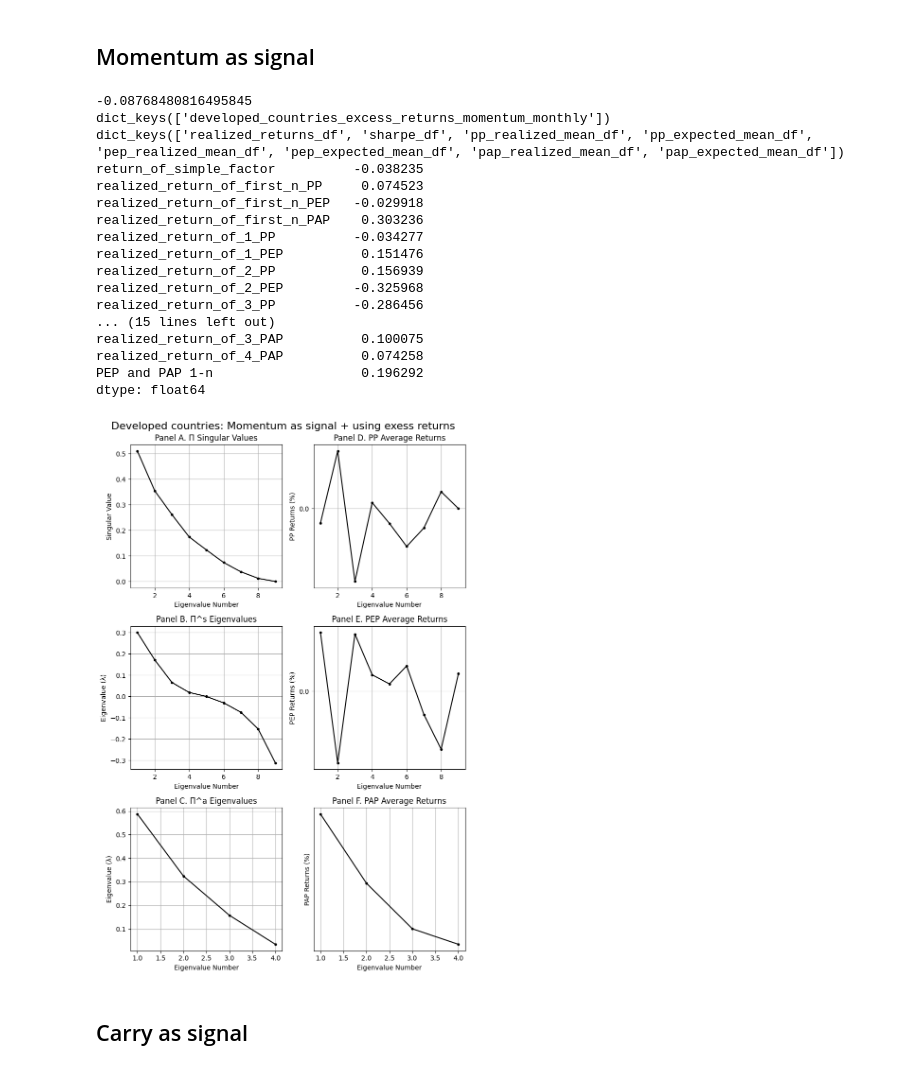
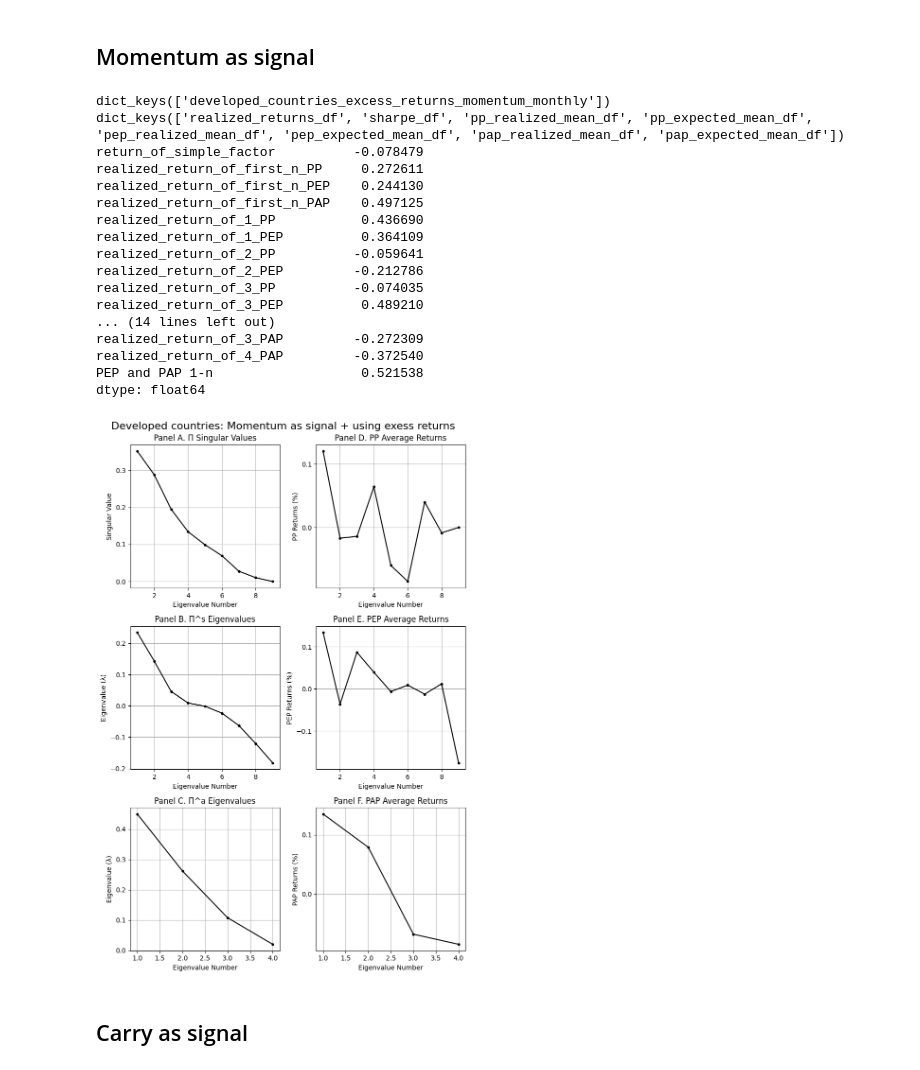
Before and after one commit to aminizadyar/Principal-Portfolios, a Jupyter notebook: PP_single_currency.ipynb, the cells around one changed output. Cells and saved outputs as stored; diff of their text form; code cells hidden in the pictures.

```diff
--- a/PP_single_currency.ipynb
+++ b/PP_single_currency.ipynb
@@ -24,54 +24,54 @@ developed_countries_simple_return_monthly = utils.calculate_log_FX_excess_return
 # %%
 starting_year_to_filter = 1996
 end_year_to_filter = 2024
-number_of_lookback_periods = 60
+number_of_lookback_periods = 120
 number_of_PPs_to_consider = 2
 number_of_PEPs_to_consider = 2
 number_of_PAPs_to_consider = 2
 output_dict_momentum = {}
 
 developed_countries_excess_return_monthly = utils.calculate_log_FX_excess_returns(developed_countries_spot_monthly,developed_countries_futures_monthly)
 # using past month's momentum as the signal
 signal_df = utils.build_signal_df_for_1month_momentum(developed_countries_excess_return_monthly)
 portfolios_key = "developed_countries_excess_returns_momentum_monthly"
 output_dict_momentum[portfolios_key] = pp.build_PP(developed_countries_excess_return_monthly,signal_df,
                                                                    number_of_lookback_periods,starting_year_to_filter,end_year_to_filter,
                                                                    factor_data_monthly=None, number_of_PPs_to_consider=number_of_PPs_to_consider,
                                                                    number_of_PEPs_to_consider=number_of_PEPs_to_consider,
                                                                    number_of_PAPs_to_consider= number_of_PAPs_to_consider)
 
 # I calculate the results for all datasets. the results are stored in this dictionay.
 print(output_dict_momentum.keys())
 '''
 Every value of this dictionary is itself another dictionary.
 For instance the key 'sharpe_df' can be used to access the sharp values of this set of results.
 '''
 print(output_dict_momentum[portfolios_key].keys())
 print(output_dict_momentum[portfolios_key]["sharpe_df"])
 
 number_of_portfolios = developed_countries_excess_return_monthly.shape[1]
 title = 'Developed countries: Momentum as signal + using exess returns'
 
 pp.singular_values_vs_realized_returns_graph(output_dict_momentum, portfolios_key, number_of_portfolios, title)
 # %% [output]
--0.08768480816495845
 dict_keys(['developed_countries_excess_returns_momentum_monthly'])
 dict_keys(['realized_returns_df', 'sharpe_df', 'pp_realized_mean_df', 'pp_expected_mean_df', 'pep_realized_mean_df', 'pep_expected_mean_df', 'pap_realized_mean_df', 'pap_expected_mean_df'])
-return_of_simple_factor          -0.038235
-realized_return_of_first_n_PP     0.074523
-realized_return_of_first_n_PEP   -0.029918
-realized_return_of_first_n_PAP    0.303236
-realized_return_of_1_PP          -0.034277
-realized_return_of_1_PEP          0.151476
-realized_return_of_2_PP           0.156939
-realized_return_of_2_PEP         -0.325968
-realized_return_of_3_PP          -0.286456
-... (15 lines left out)
-realized_return_of_3_PAP          0.100075
-realized_return_of_4_PAP          0.074258
-PEP and PAP 1-n                   0.196292
+return_of_simple_factor          -0.078479
+realized_return_of_first_n_PP     0.272611
+realized_return_of_first_n_PEP    0.244130
+realized_return_of_first_n_PAP    0.497125
+realized_return_of_1_PP           0.436690
+realized_return_of_1_PEP          0.364109
+realized_return_of_2_PP          -0.059641
+realized_return_of_2_PEP         -0.212786
+realized_return_of_3_PP          -0.074035
+realized_return_of_3_PEP          0.489210
+... (14 lines left out)
+realized_return_of_3_PAP         -0.272309
+realized_return_of_4_PAP         -0.372540
+PEP and PAP 1-n                   0.521538
 dtype: float64
-[figure, old version]
+[figure, new version]
 # %% [markdown]
 ## Carry as signal
 # %%
```
Also changed, not shown: parts of 2 cells of this notebook, 3 other files.
